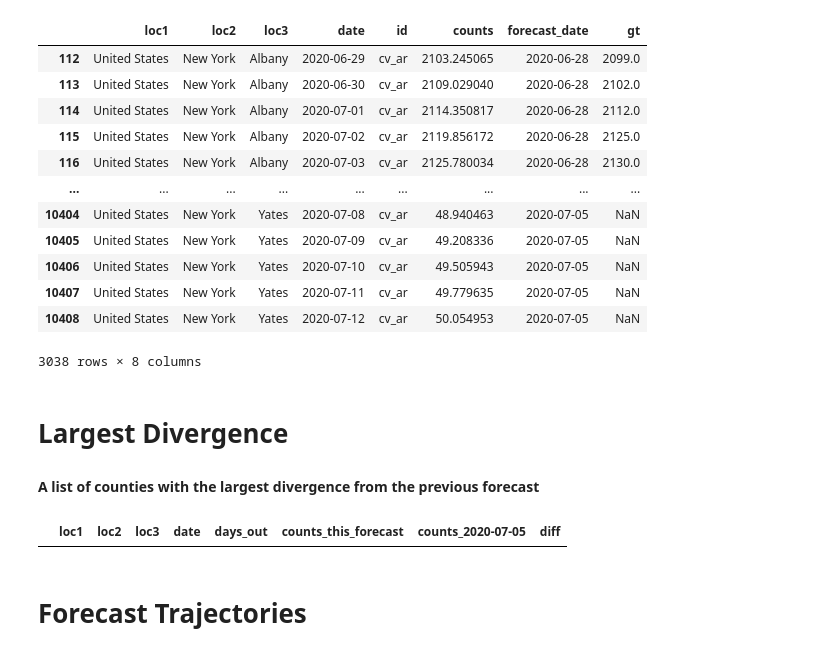
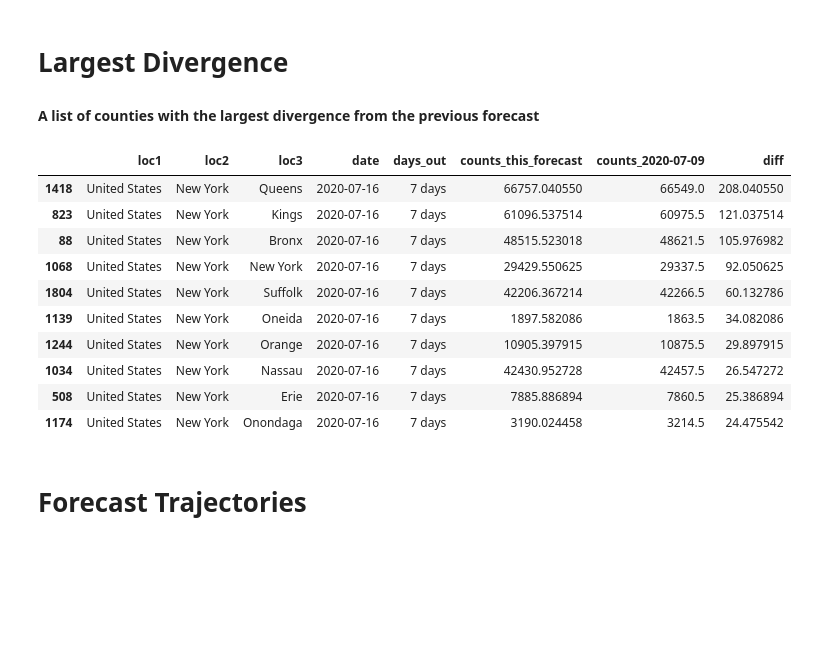
Before and after one commit to facebookresearch/covid19_spread, a Jupyter notebook: notebooks/forecast_template.ipynb, the cells around one changed output. Cells and saved outputs as stored; diff of their text form; code cells hidden in the pictures; blank space fills up the shorter version.

Commit message:
Updating forecast template notebook

```diff
--- a/notebooks/forecast_template.ipynb
+++ b/notebooks/forecast_template.ipynb
@@ -26,20 +36,24 @@ forecast_pth = '/checkpoint/mattle/covid19/forecasts/nystate/2020_06_11_09_05/fo
 forecast_pth = '/checkpoint/mattle/covid19/forecasts/at/2020_06_22_11_08/forecasts/forecast_best_mae.csv'
 forecast_pth = '/checkpoint/mattle/covid19/forecasts/at/2020_06_25_09_00/forecasts/forecast_best_rmse.csv'
 forecast_pth = '/checkpoint/mattle/covid19/forecasts/nystate/2020_06_25_08_50/forecasts/forecast_best_mae.csv'
-forecast_pth = '/checkpoint/mattle/covid19/forecasts/nystate/2020_07_05_08_32_07/forecasts/forecast_best_mae.csv'
+forecast_pth = '/checkpoint/mattle/covid19/forecasts/nystate/2020_07_01_09_20/forecasts/forecast_best_mae.csv'
+forecast_pth = '/checkpoint/mattle/covid19/forecasts/nystate/2020_07_09_08_32_07/forecasts/forecast_best_mae.csv'
 
 forecast_pth = os.environ.get('FORECAST_PTH', forecast_pth)
 
 cfg = yaml.safe_load(open(os.path.dirname(forecast_pth) + '/../cfg.yml'))
+loc_cols = [f'loc{k}' for k in range(1, len(loc_map[cfg['region']]) + 2)]
+nlocs = len(loc_map[cfg["region"]]) + 1
 df = pandas.read_csv(forecast_pth, index_col='date', parse_dates=['date'])
 var_name = f'loc{len(loc_map[cfg["region"]]) + 1}'
 df = df.reset_index().melt(id_vars=['date'], value_name='counts', var_name=var_name)
 for k, v in loc_map[cfg['region']].items():
     df[k] = v
 
-df['id'] = 'this_forecast'
+df['id'] = 'cv_ar'
 df['forecast_date'] = (df['date'].min() - timedelta(days=1)).date()
-df.to_sql('infections', conn, if_exists='append', index=False)
+FORECAST_DATE = (df['date'].min() - timedelta(days=1)).date()
+to_sql(conn, df, 'infections')
 basedate = (df['date'].min() - timedelta(days=1)).date()
 # %%
 cond = ' AND '.join([f"inf.{k}='{v}'" for k, v in loc_map[cfg['region']].items()])
@@ -62,40 +83,35 @@ forecasts['forecast_date'] = forecasts['forecast_date'].dt.date
 group_loc = f'loc{len(loc_map[cfg["region"]])}'
 grouped = forecasts.groupby([group_loc, 'id', 'forecast_date', 'date']).sum().reset_index()
 grouped['color'] = grouped['forecast_date'].apply(str) + '_' + grouped['id']
-# %%
-forecasts[forecasts['id'] == 'cv_ar']
-# %% [output]
-|  | loc1 | loc2 | loc3 | date | id | counts | forecast_date | gt |
-| 112 | United States | New York | Albany | 2020-06-29 | cv_ar | 2103.245065 | 2020-06-28 | 2099.0 |
-| 113 | United States | New York | Albany | 2020-06-30 | cv_ar | 2109.029040 | 2020-06-28 | 2102.0 |
-| 114 | United States | New York | Albany | 2020-07-01 | cv_ar | 2114.350817 | 2020-06-28 | 2112.0 |
-| 115 | United States | New York | Albany | 2020-07-02 | cv_ar | 2119.856172 | 2020-06-28 | 2125.0 |
-| 116 | United States | New York | Albany | 2020-07-03 | cv_ar | 2125.780034 | 2020-06-28 | 2130.0 |
-| ... | ... | ... | ... | ... | ... | ... | ... | ... |
-| 10404 | United States | New York | Yates | 2020-07-08 | cv_ar | 48.940463 | 2020-07-05 | NaN |
-| 10405 | United States | New York | Yates | 2020-07-09 | cv_ar | 49.208336 | 2020-07-05 | NaN |
-| 10406 | United States | New York | Yates | 2020-07-10 | cv_ar | 49.505943 | 2020-07-05 | NaN |
-| 10407 | United States | New York | Yates | 2020-07-11 | cv_ar | 49.779635 | 2020-07-05 | NaN |
-| 10408 | United States | New York | Yates | 2020-07-12 | cv_ar | 50.054953 | 2020-07-05 | NaN |
-3038 rows × 8 columns
 # %% [markdown]
 # Largest Divergence
 
 #### A list of counties with the largest divergence from the previous forecast
 # %%
 last_date = forecasts[forecasts['id'] == f'cv_ar']['forecast_date'].max()
-from datetime import date
 locs = [f'loc{i}' for i in range(1, len(loc_map[cfg['region']]) + 2)]
 suffixes = ('_this_forecast', f'_{last_date}')
-df1 = forecasts[forecasts['id'] == 'this_forecast']
-df2 = forecasts[(forecasts['id'] == 'cv_ar') & (forecasts['forecast_date'] == date(2020, 6, 24))]
+df1 = forecasts[(forecasts['id'] == 'cv_ar') & (forecasts['forecast_date'] == FORECAST_DATE)]
+df2 = forecasts[(forecasts['id'] == 'cv_ar') & (forecasts['forecast_date'] < FORECAST_DATE)]
+df2 = forecasts[forecasts['forecast_date'] == forecasts['forecast_date'].max()]
 x = df1.merge(df2, on=locs + ['date'], suffixes=suffixes)
 x['diff'] = (x['counts_this_forecast'] - x[f'counts_{last_date}']).abs()
 x['days_out'] = x['date'].dt.date - x['forecast_date_this_forecast']
 cols = locs + ['date', 'days_out', 'counts_this_forecast', f'counts_{last_date}', 'diff']
-x.loc[x.groupby(locs)['diff'].idxmax()].sort_values(by='diff', ascending=False)[cols].iloc[:10]
+worst = x.loc[x.groupby(locs)['diff'].idxmax()].sort_values(by='diff', ascending=False)[cols].iloc[:10]
+worst
 # %% [output]
-|  | loc1 | loc2 | loc3 | date | days_out | counts_this_forecast | counts_2020-07-05 | diff |
+|  | loc1 | loc2 | loc3 | date | days_out | counts_this_forecast | counts_2020-07-09 | diff |
+| 1418 | United States | New York | Queens | 2020-07-16 | 7 days | 66757.040550 | 66549.0 | 208.040550 |
+| 823 | United States | New York | Kings | 2020-07-16 | 7 days | 61096.537514 | 60975.5 | 121.037514 |
+| 88 | United States | New York | Bronx | 2020-07-16 | 7 days | 48515.523018 | 48621.5 | 105.976982 |
+| 1068 | United States | New York | New York | 2020-07-16 | 7 days | 29429.550625 | 29337.5 | 92.050625 |
+| 1804 | United States | New York | Suffolk | 2020-07-16 | 7 days | 42206.367214 | 42266.5 | 60.132786 |
+| 1139 | United States | New York | Oneida | 2020-07-16 | 7 days | 1897.582086 | 1863.5 | 34.082086 |
+| 1244 | United States | New York | Orange | 2020-07-16 | 7 days | 10905.397915 | 10875.5 | 29.897915 |
+| 1034 | United States | New York | Nassau | 2020-07-16 | 7 days | 42430.952728 | 42457.5 | 26.547272 |
+| 508 | United States | New York | Erie | 2020-07-16 | 7 days | 7885.886894 | 7860.5 | 25.386894 |
+| 1174 | United States | New York | Onondaga | 2020-07-16 | 7 days | 3190.024458 | 3214.5 | 24.475542 |
 # %% [markdown]
 # Forecast Trajectories
 # %%
```
Also changed, not shown: parts of 9 cells of this notebook.
